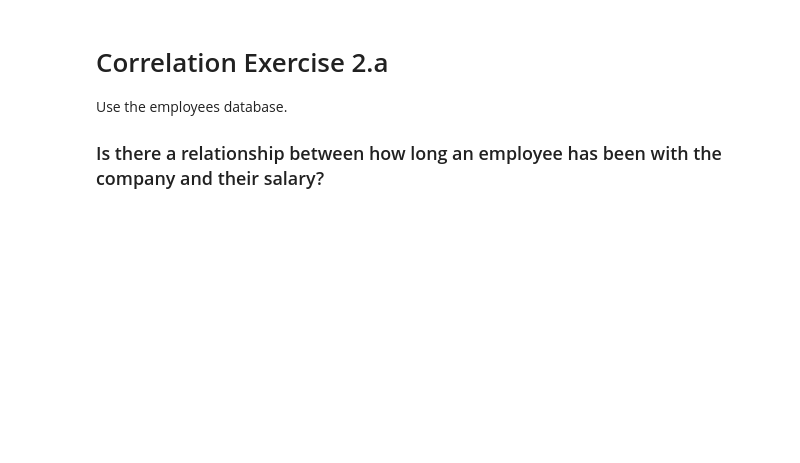
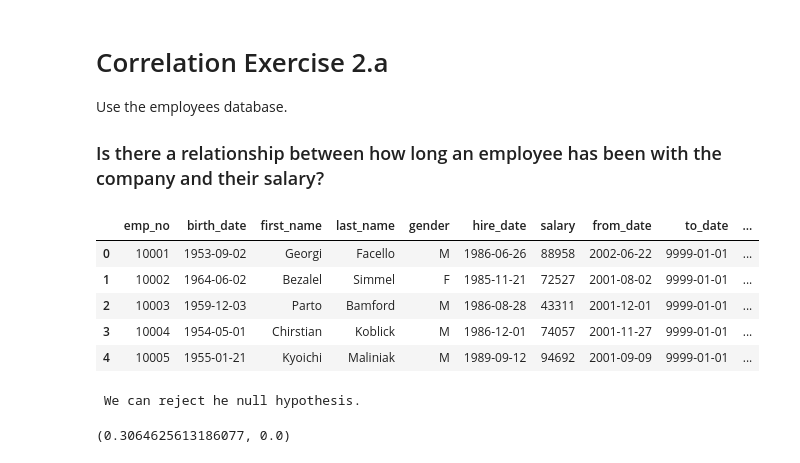
Before and after one commit to BraedenWright/statistics-exercises, a Jupyter notebook: hypothesis_testing.ipynb, the cells around one changed output. Drawn from its saved outputs; the diff is of its cells as text; code cells hidden in the pictures; blank space fills up the shorter version.

```diff
--- a/hypothesis_testing.ipynb
+++ b/hypothesis_testing.ipynb
@@ -349,3 +413,41 @@ The p-value of 0.0 lets us conlude we can ignore the null hypothesis, the alt hy
 Use the employees database.
 
    ### Is there a relationship between how long an employee has been with the company and their salary?
+# %%
+# Null Hypothesis
+#  Salary and Employee Tenure are not linearly correlated
+
+# Alt Hypothesis
+#  Salary and Employee Tenure are linearly correlated
+
+url = f'mysql+pymysql://{env.user}:{env.password}@{env.host}/employees'
+
+# make sure i grab right data, required a join
+
+query = '''
+SELECT *, datediff(curdate(), hire_date) as tenure_days
+FROM employees
+JOIN salaries USING(emp_no)
+WHERE to_date > NOW()
+'''
+df = pd.read_sql(query, url)
+
+df.head(5)
+# %% [output]
+|  | emp_no | birth_date | first_name | last_name | gender | hire_date | salary | from_date | to_date | ... |
+| 0 | 10001 | 1953-09-02 | Georgi | Facello | M | 1986-06-26 | 88958 | 2002-06-22 | 9999-01-01 | ... |
+| 1 | 10002 | 1964-06-02 | Bezalel | Simmel | F | 1985-11-21 | 72527 | 2001-08-02 | 9999-01-01 | ... |
+| 2 | 10003 | 1959-12-03 | Parto | Bamford | M | 1986-08-28 | 43311 | 2001-12-01 | 9999-01-01 | ... |
+| 3 | 10004 | 1954-05-01 | Chirstian | Koblick | M | 1986-12-01 | 74057 | 2001-11-27 | 9999-01-01 | ... |
+| 4 | 10005 | 1955-01-21 | Kyoichi | Maliniak | M | 1989-09-12 | 94692 | 2001-09-09 | 9999-01-01 | ... |
+# %%
+r, p = stats.pearsonr(df.tenure_days, df.salary)
+
+if p < α:
+    print(f' We can reject he null hypothesis.')
+else:
+    print(f' Due to p being greater than α, the null hypothesis stands.')
+r, p
+# %% [output]
+ We can reject he null hypothesis.
+(0.3064625613186077, 0.0)
```
Also changed, not shown: parts of 12 cells of this notebook.
